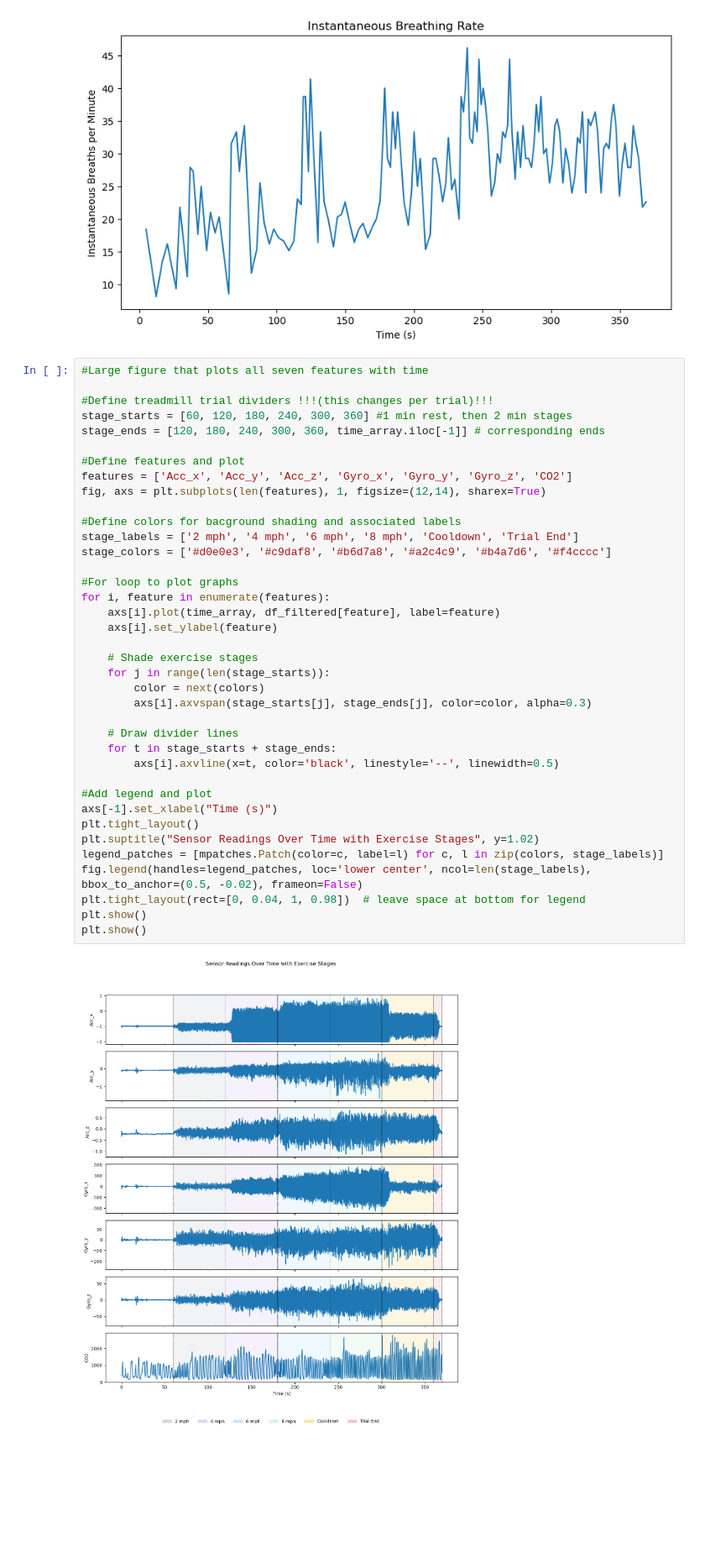
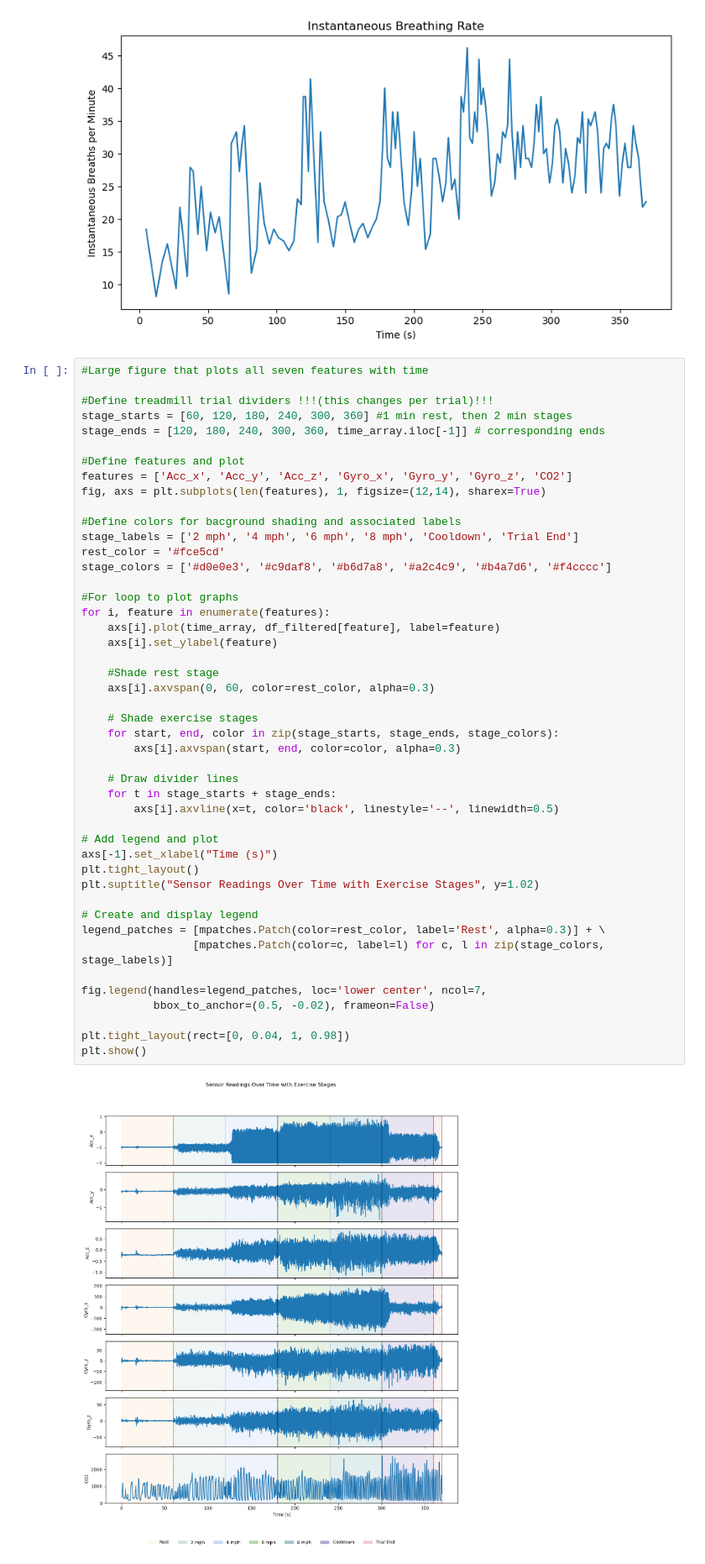
Before and after one commit to jayy-gan/fuzzy-invention, a Jupyter notebook: BMES_Abstract_Code.ipynb, the cells around one changed output. Shown at 84% size. Drawn from its saved outputs; the diff is of its cells as text; blank space fills up the shorter version.

```diff
--- a/BMES_Abstract_Code.ipynb
+++ b/BMES_Abstract_Code.ipynb
@@ -138,39 +138,47 @@ plt.show()
 #Large figure that plots all seven features with time
 
 #Define treadmill trial dividers !!!(this changes per trial)!!!
 stage_starts = [60, 120, 180, 240, 300, 360] #1 min rest, then 2 min stages
 stage_ends = [120, 180, 240, 300, 360, time_array.iloc[-1]] # corresponding ends
 
 #Define features and plot
 features = ['Acc_x', 'Acc_y', 'Acc_z', 'Gyro_x', 'Gyro_y', 'Gyro_z', 'CO2']
 fig, axs = plt.subplots(len(features), 1, figsize=(12,14), sharex=True)
 
 #Define colors for bacground shading and associated labels
 stage_labels = ['2 mph', '4 mph', '6 mph', '8 mph', 'Cooldown', 'Trial End']
+rest_color = '#fce5cd'
 stage_colors = ['#d0e0e3', '#c9daf8', '#b6d7a8', '#a2c4c9', '#b4a7d6', '#f4cccc']
 
 #For loop to plot graphs
 for i, feature in enumerate(features):
     axs[i].plot(time_array, df_filtered[feature], label=feature)
     axs[i].set_ylabel(feature)
 
+    #Shade rest stage
+    axs[i].axvspan(0, 60, color=rest_color, alpha=0.3)
+
     # Shade exercise stages
-    for j in range(len(stage_starts)):
-        color = next(colors)
-        axs[i].axvspan(stage_starts[j], stage_ends[j], color=color, alpha=0.3)
+    for start, end, color in zip(stage_starts, stage_ends, stage_colors):
+        axs[i].axvspan(start, end, color=color, alpha=0.3)
 
     # Draw divider lines
     for t in stage_starts + stage_ends:
         axs[i].axvline(x=t, color='black', linestyle='--', linewidth=0.5)
 
-#Add legend and plot
+# Add legend and plot
 axs[-1].set_xlabel("Time (s)")
 plt.tight_layout()
 plt.suptitle("Sensor Readings Over Time with Exercise Stages", y=1.02)
-legend_patches = [mpatches.Patch(color=c, label=l) for c, l in zip(colors, stage_labels)]
-fig.legend(handles=legend_patches, loc='lower center', ncol=len(stage_labels), bbox_to_anchor=(0.5, -0.02), frameon=False)
-plt.tight_layout(rect=[0, 0.04, 1, 0.98])  # leave space at bottom for legend
+
+# Create and display legend
+legend_patches = [mpatches.Patch(color=rest_color, label='Rest', alpha=0.3)] + \
+                 [mpatches.Patch(color=c, label=l) for c, l in zip(stage_colors, stage_labels)]
+
+fig.legend(handles=legend_patches, loc='lower center', ncol=7,
+           bbox_to_anchor=(0.5, -0.02), frameon=False)
+
+plt.tight_layout(rect=[0, 0.04, 1, 0.98])
 plt.show()
-plt.show()
 # %% [output]
-[figure, old version]
+[figure, new version]
```
